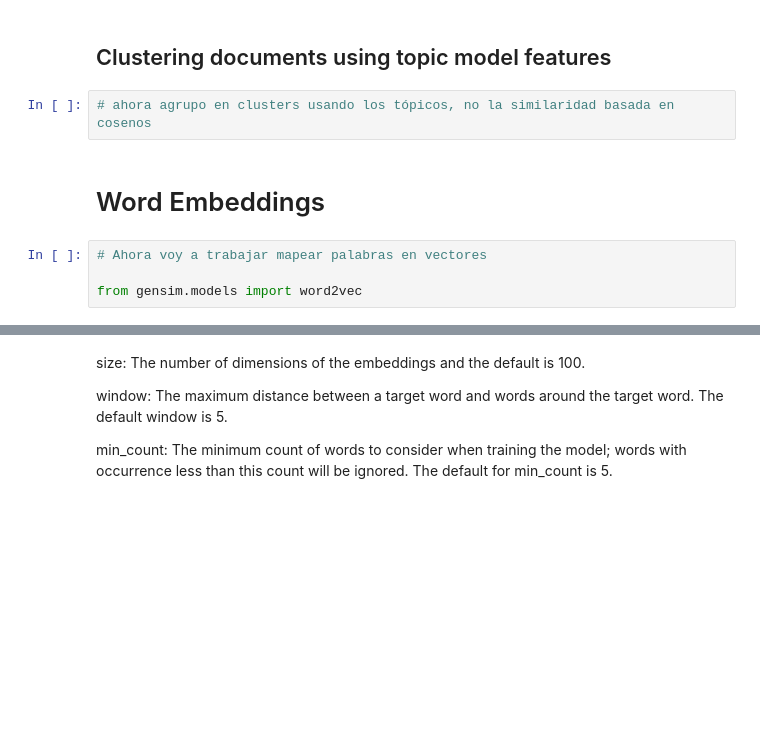
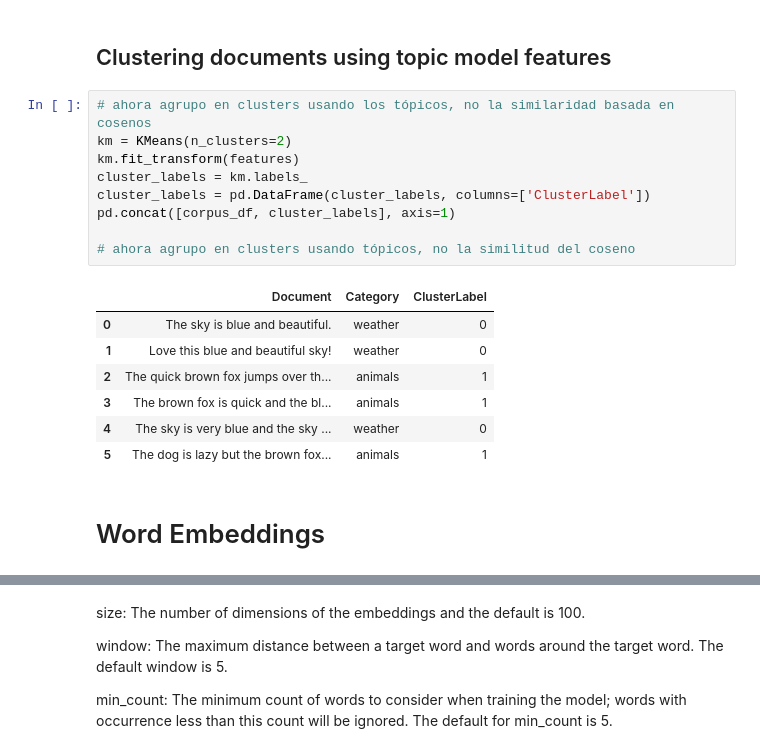
Before and after one commit to rafazamb/DS_PT_ENE21, a Jupyter notebook: 1-Data_Analysis/4-Feature Engineering/4.4 Texto/2_Ejercicios_TextData - clase - Solución.ipynb, the cells around one changed output, grey strips where cells are left out. Saved outputs shown, nothing was run; the diff lists cells and outputs as text; blank space fills up the shorter version.

```diff
--- a/1-Data_Analysis/4-Feature Engineering/4.4 Texto/2_Ejercicios_TextData - clase - Solución.ipynb
+++ b/1-Data_Analysis/4-Feature Engineering/4.4 Texto/2_Ejercicios_TextData - clase - Solución.ipynb
@@ -250,9 +306,20 @@ from sklearn.decomposition import LatentDirichletAllocation
 ## Clustering documents using topic model features
 # %%
 # ahora agrupo en clusters usando los tópicos, no la similaridad basada en cosenos
+km = KMeans(n_clusters=2)
+km.fit_transform(features)
+cluster_labels = km.labels_
+cluster_labels = pd.DataFrame(cluster_labels, columns=['ClusterLabel'])
+pd.concat([corpus_df, cluster_labels], axis=1)
+
+# ahora agrupo en clusters usando tópicos, no la similitud del coseno
+# %% [output]
+|  | Document | Category | ClusterLabel |
+| 0 | The sky is blue and beautiful. | weather | 0 |
+| 1 | Love this blue and beautiful sky! | weather | 0 |
+| 2 | The quick brown fox jumps over th... | animals | 1 |
+| 3 | The brown fox is quick and the bl... | animals | 1 |
+| 4 | The sky is very blue and the sky ... | weather | 0 |
+| 5 | The dog is lazy but the brown fox... | animals | 1 |
 # %% [markdown]
 # Word Embeddings
-# %%
-# Ahora voy a trabajar mapear palabras en vectores
-
-from gensim.models import word2vec
```
Also changed, not shown: parts of 11 cells of this notebook.
